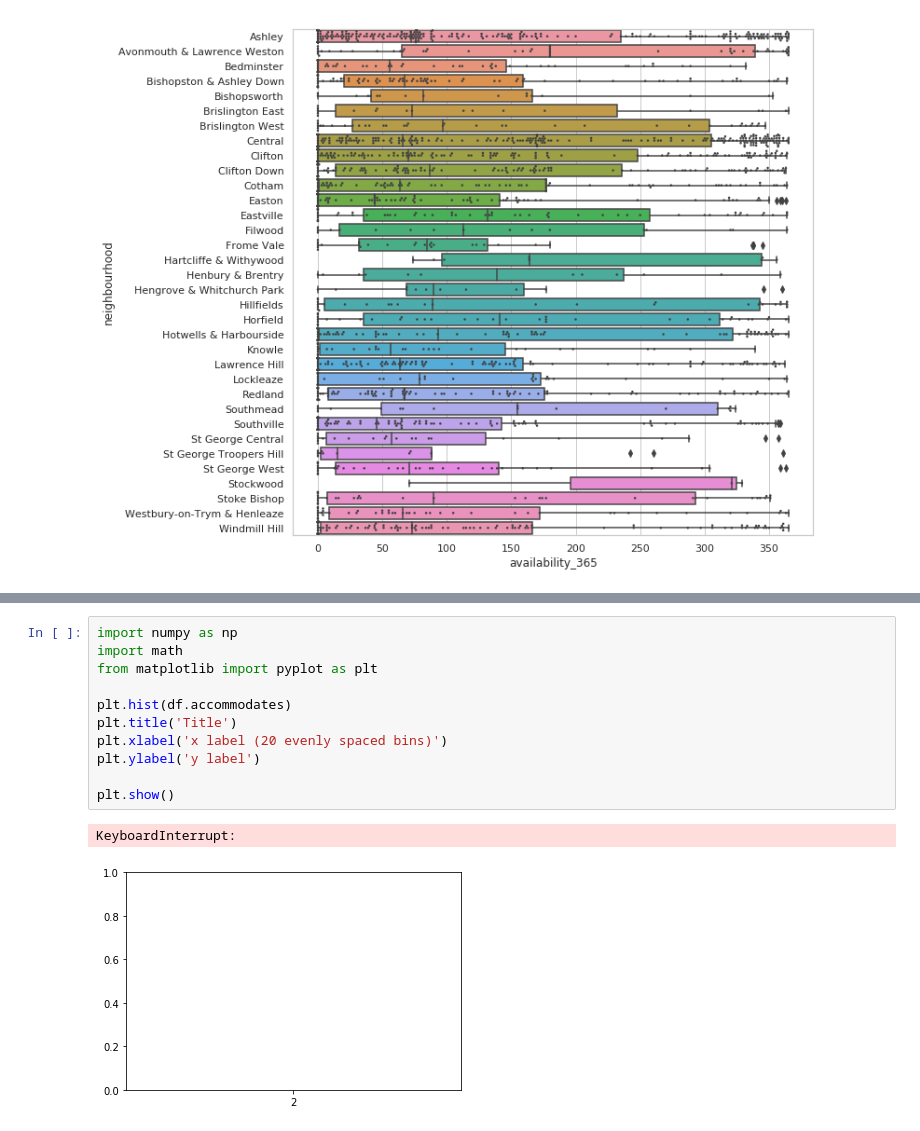
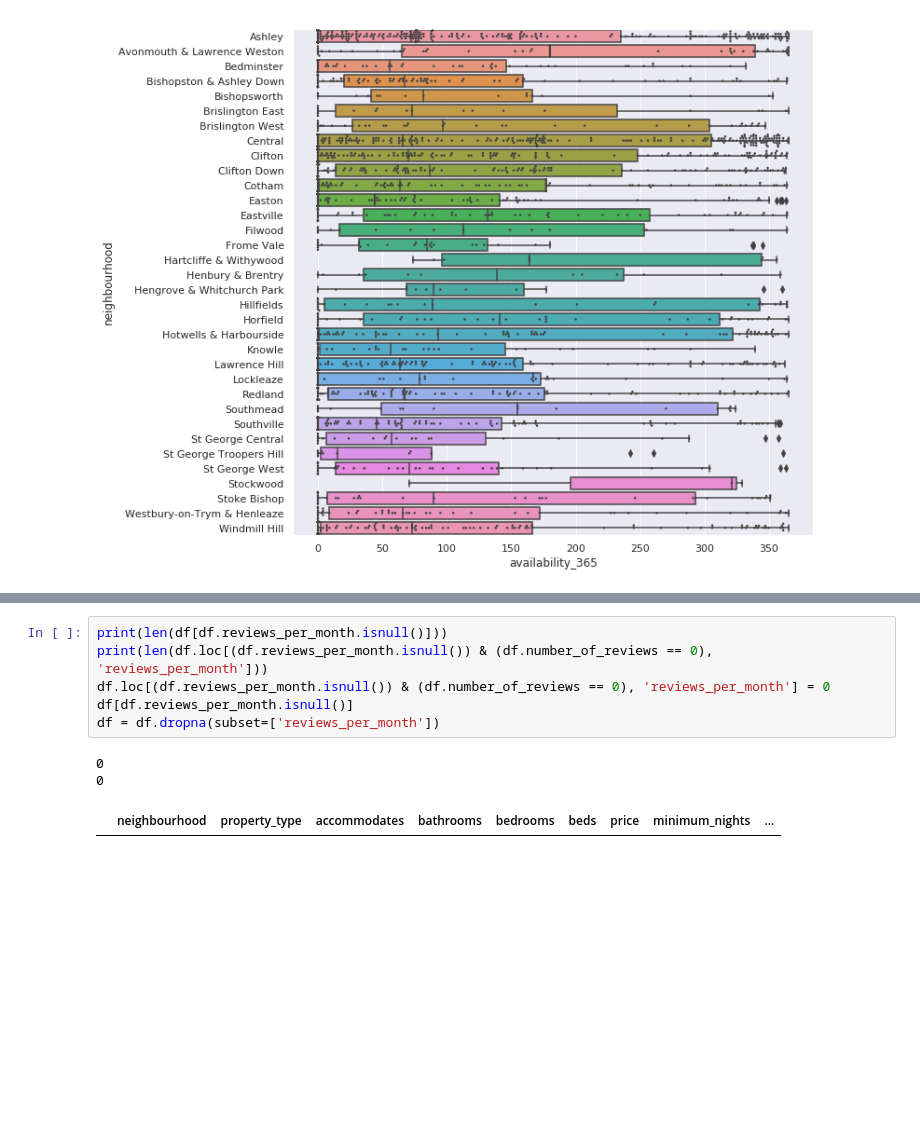
Before and after one commit to dathpo/Airbnb_Property_Type_Prediction_-_Machine_Learning, a Jupyter notebook: main.ipynb, the cells around one changed output, grey strips where cells are left out. Saved outputs shown, nothing was run; the diff lists cells and outputs as text; blank space fills up the shorter version.

```diff
--- a/main.ipynb
+++ b/main.ipynb
@@ -185,17 +162,13 @@ df.loc[df.accommodates == 1]
-# %%
-import numpy as np
-import math
-from matplotlib import pyplot as plt
-
-plt.hist(df.accommodates)
-plt.title('Title')
-plt.xlabel('x label (20 evenly spaced bins)')
-plt.ylabel('y label')
-
-plt.show()
-# %% [output]
-KeyboardInterrupt:
-[figure, removed]
+# %%
+print(len(df[df.reviews_per_month.isnull()]))
+print(len(df.loc[(df.reviews_per_month.isnull()) & (df.number_of_reviews == 0), 'reviews_per_month']))
+df.loc[(df.reviews_per_month.isnull()) & (df.number_of_reviews == 0), 'reviews_per_month'] = 0
+df[df.reviews_per_month.isnull()]
+df = df.dropna(subset=['reviews_per_month'])
+# %% [output]
+0
+0
+|  | neighbourhood | property_type | accommodates | bathrooms | bedrooms | beds | price | minimum_nights | ... |
 # %%
 df.isnull().any().any()
 # %% [output]
```
Also changed, not shown: parts of 37 cells of this notebook.
